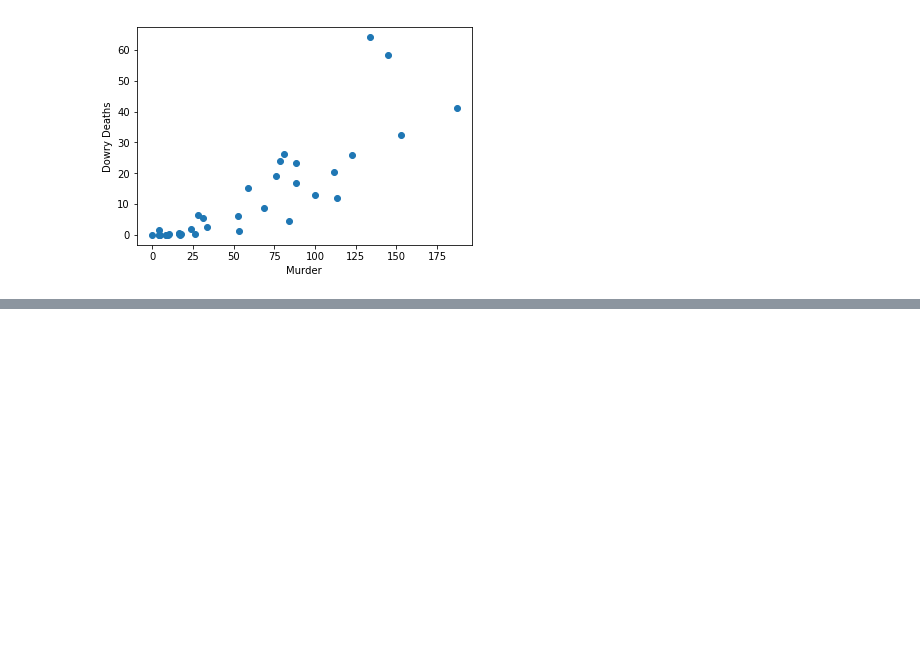
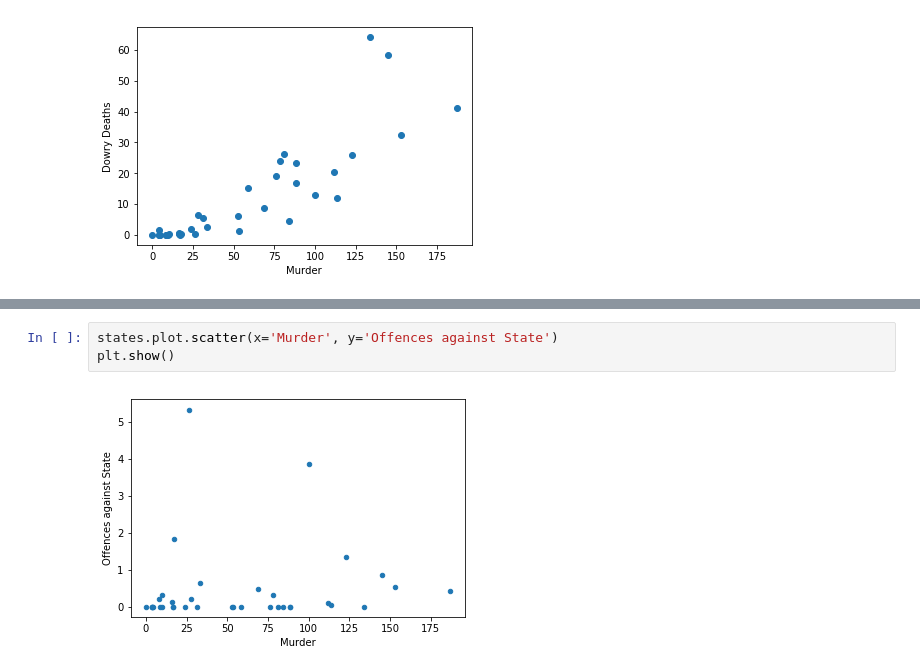
Before and after one commit to afcarl/Indian-Crime-Data, a Jupyter notebook: CrimeData.ipynb, the cells around one changed output, grey strips where cells are left out. Drawn from its saved outputs; the diff is of its cells as text; blank space fills up the shorter version.

```diff
--- a/CrimeData.ipynb
+++ b/CrimeData.ipynb
@@ -347,0 +354,5 @@ plt.show()
+# %%
+states.plot.scatter(x='Murder', y='Offences against State')
+plt.show()
+# %% [output]
+[figure, added]
```
Also changed, not shown: parts of 3 cells of this notebook.
